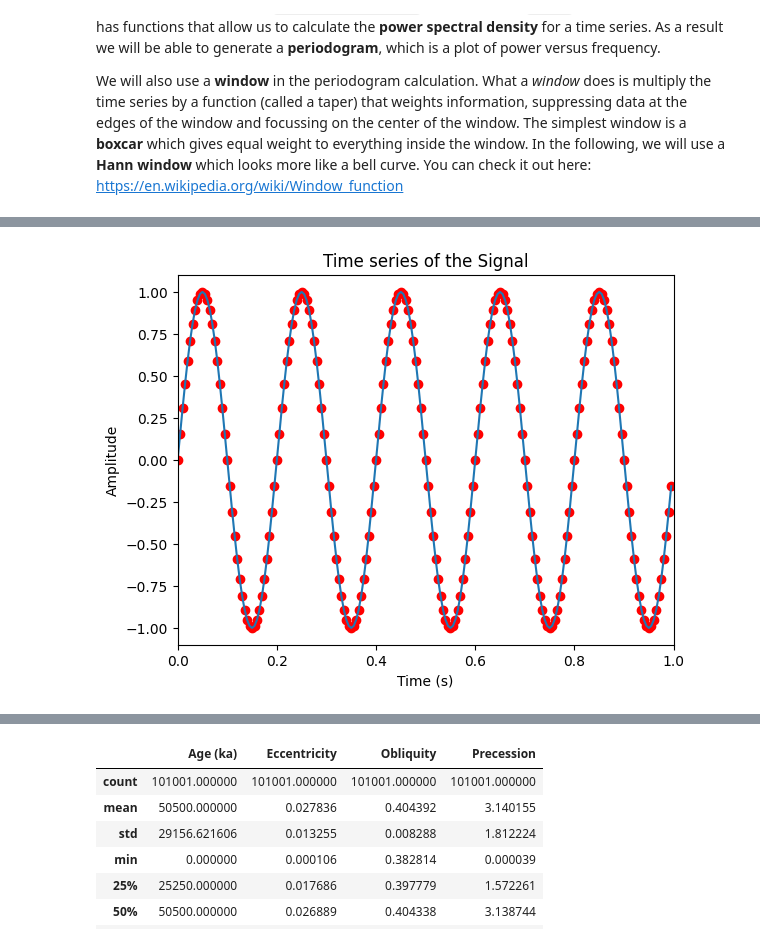
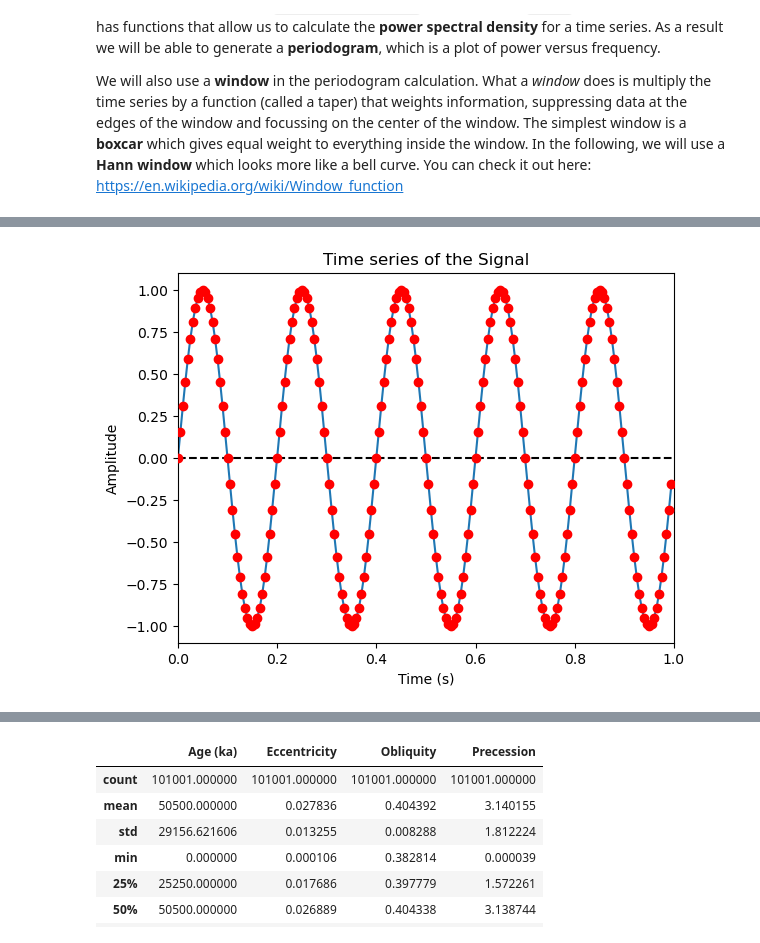
Before and after one commit to marositesUSC/wx-and-climate, a Jupyter notebook: glacial_cycles_time_series/week10_glacial_cycle_time_series/W10_InClass_Glacial_Cycles.ipynb, the cells around one changed output, grey strips where cells are left out. Cells and saved outputs as stored; diff of their text form; code cells hidden in the pictures.

```diff
--- a/glacial_cycles_time_series/week10_glacial_cycle_time_series/W10_InClass_Glacial_Cycles.ipynb
+++ b/glacial_cycles_time_series/week10_glacial_cycle_time_series/W10_InClass_Glacial_Cycles.ipynb
@@ -61,24 +63,27 @@ Type:      function
 # %%
 # period =
 # frequency =
 
 #Create time series of sine wave
 target_freq=5  #Frequency of signal generated
-fs = 200  # Sampling frequency in Hz
+fs = 200  # Sampling frequency in Hz # times per second
 t = np.linspace(0, 1, fs, endpoint=False)  #Time series
 sig = np.sin(2 * np.pi * target_freq * t) # y = sin(x)?
 #+ np.random.normal(0, 0.1, fs)  #Amplitude of time series
 
 #Plot time series of Sine wave
 plt.plot(t, sig)
-plt.scatter(t, sig, color='red')
+
+
+plt.scatter(t, sig, color='red', zorder=10)
+plt.axhline(0, color='black', linestyle='--', zorder=0)
 plt.xlim(0,1)
 plt.xlabel('Time (s)')
 plt.ylabel('Amplitude')
 plt.title('Time series of the Signal')
 plt.show()
 # %% [output]
-[figure, old version]
+[figure, new version]
 # %%
 #Calculate spectrum frequencies and power
 frequencies, power = signal.periodogram(sig, fs)  # sig = y, fs = sapling frequncy.
```
Also changed, not shown: parts of 19 cells of this notebook.
